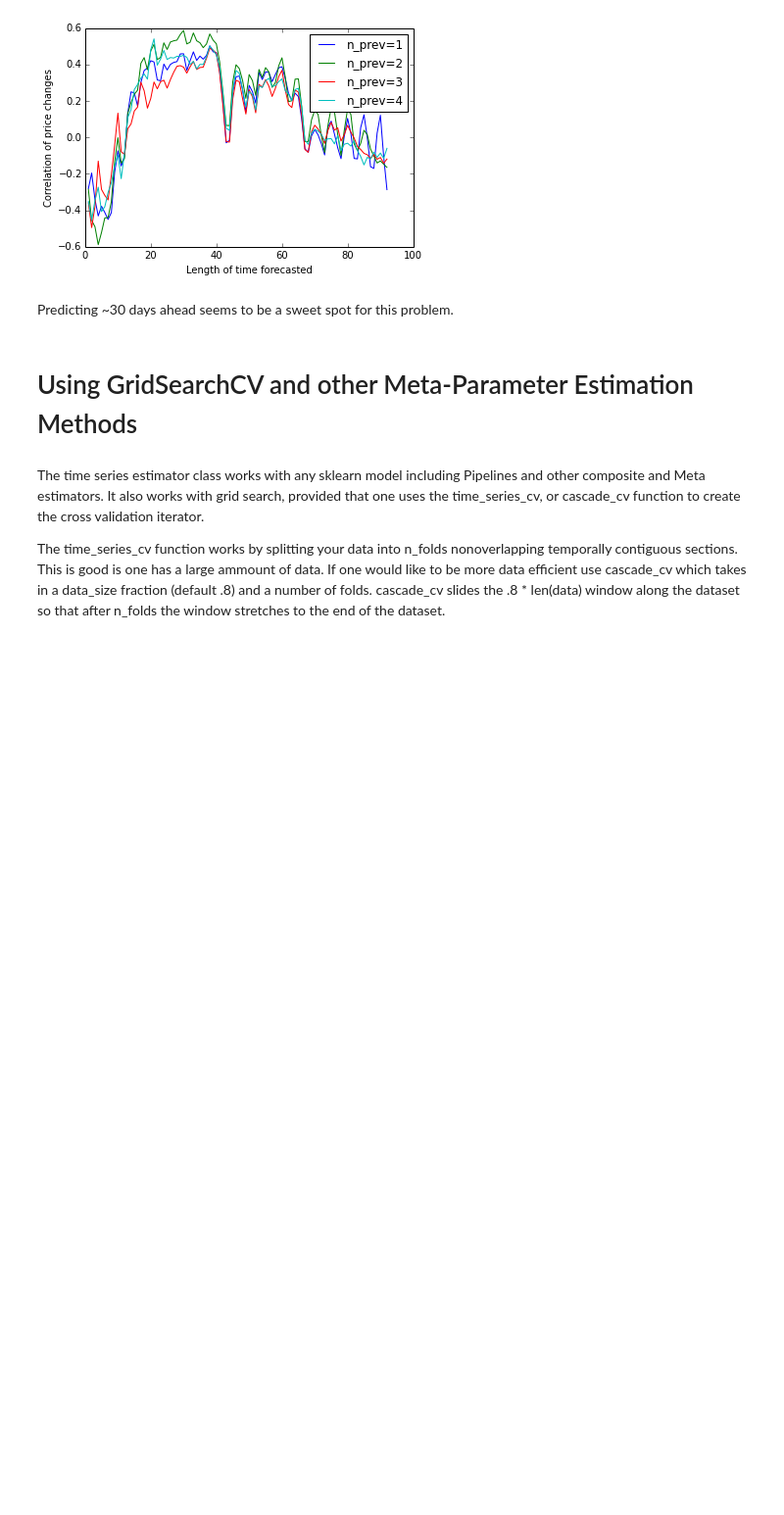
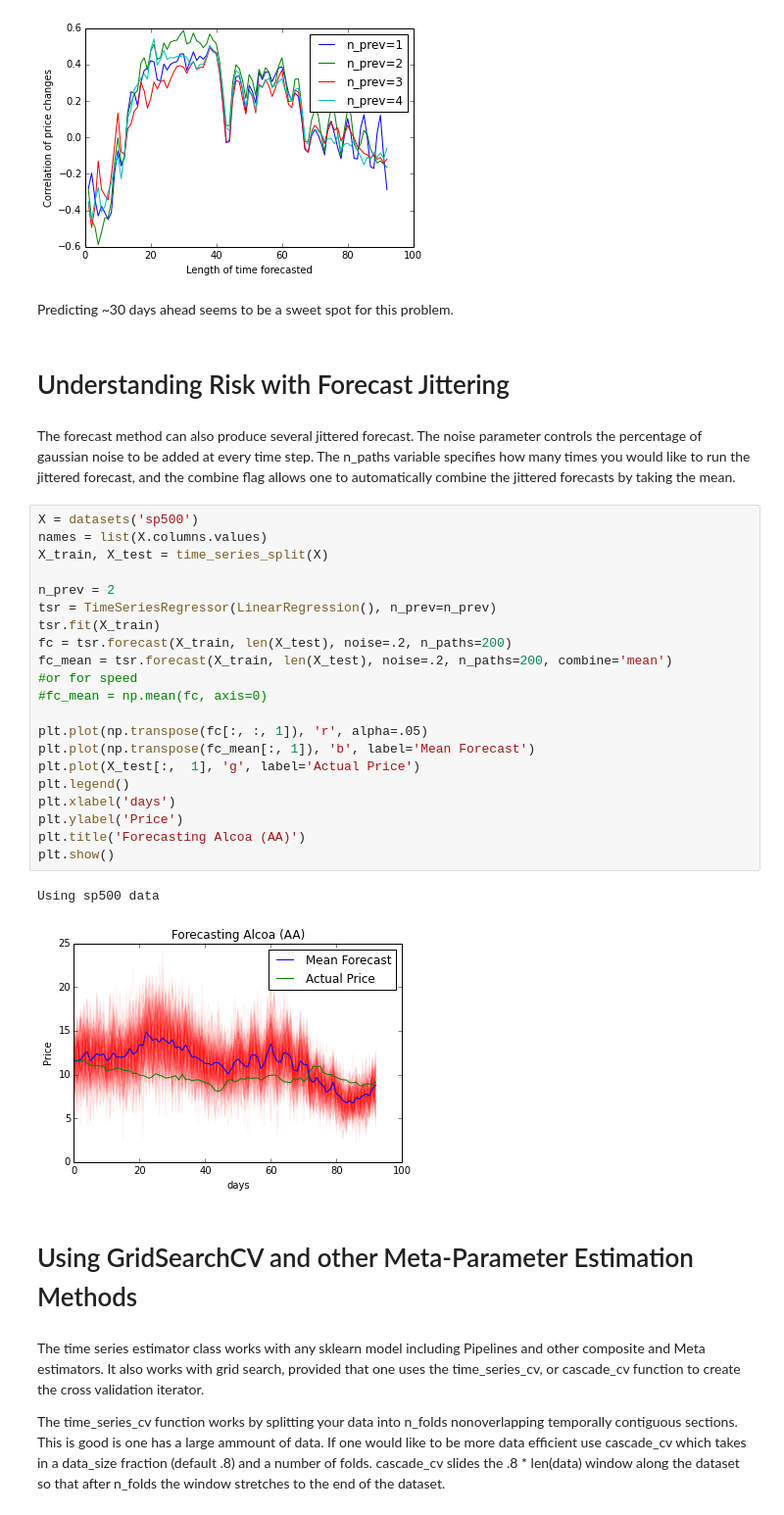
Before and after one commit to mhamilton723/tseries, a Jupyter notebook: Time Series Estimator Demo.ipynb, the cells around one changed output. Shown: that part at 98% size. Saved outputs shown, nothing was run; the diff lists cells and outputs as text; blank space fills up the shorter version.

```diff
--- a/Time Series Estimator Demo.ipynb
+++ b/Time Series Estimator Demo.ipynb
@@ -181,6 +181,34 @@ Using sp500 data
 [figure]
 # %% [markdown]
 Predicting ~30 days ahead seems to be a sweet spot for this problem.
+# %% [markdown]
+# Understanding Risk with Forecast Jittering
+# %% [markdown]
+The forecast method can also produce several jittered forecast. The noise parameter controls the percentage of gaussian noise to be added at every time step. The n_paths variable specifies how many times you would like to run the jittered forecast, and the combine flag allows one to automatically combine the jittered forecasts by taking the mean.
+# %%
+X = datasets('sp500')
+names = list(X.columns.values)
+X_train, X_test = time_series_split(X)
+
+n_prev = 2
+tsr = TimeSeriesRegressor(LinearRegression(), n_prev=n_prev)
+tsr.fit(X_train)
+fc = tsr.forecast(X_train, len(X_test), noise=.2, n_paths=200)
+fc_mean = tsr.forecast(X_train, len(X_test), noise=.2, n_paths=200, combine='mean')
+#or for speed
+#fc_mean = np.mean(fc, axis=0)
+
+plt.plot(np.transpose(fc[:, :, 1]), 'r', alpha=.05)
+plt.plot(np.transpose(fc_mean[:, 1]), 'b', label='Mean Forecast')
+plt.plot(X_test[:,  1], 'g', label='Actual Price')
+plt.legend()
+plt.xlabel('days')
+plt.ylabel('Price')
+plt.title('Forecasting Alcoa (AA)')
+plt.show()
+# %% [output]
+Using sp500 data
+[figure, added]
 # %% [markdown]
 # Using GridSearchCV and other Meta-Parameter Estimation Methods
 # %% [markdown]
```
Also changed, not shown: parts of 1 cell of this notebook.
